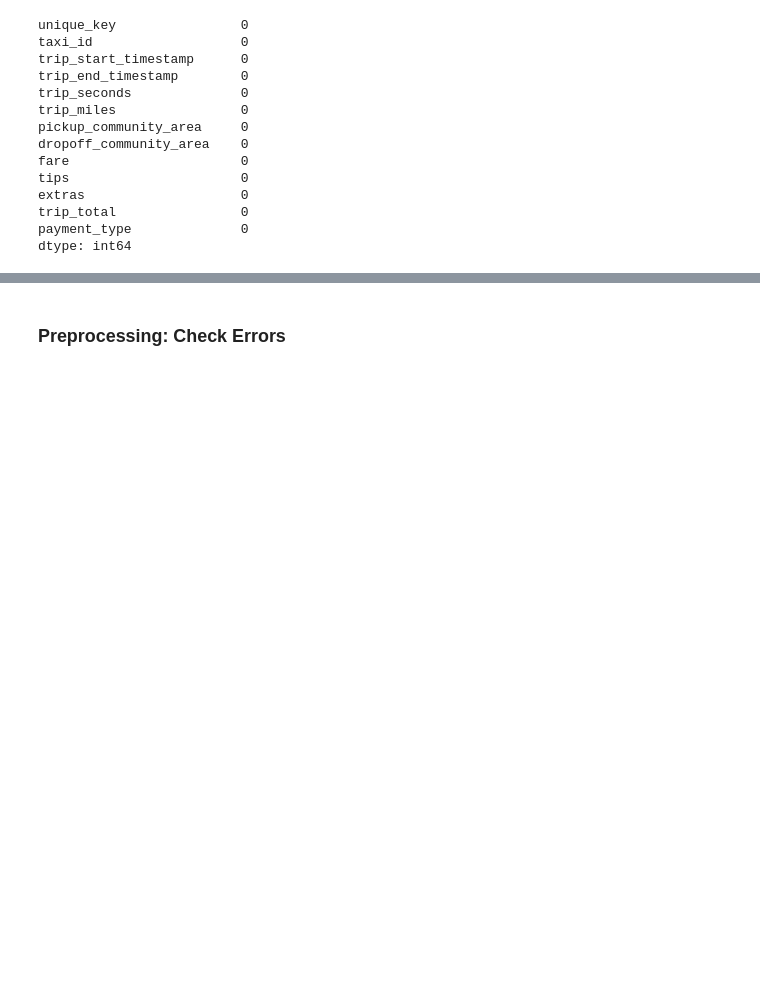
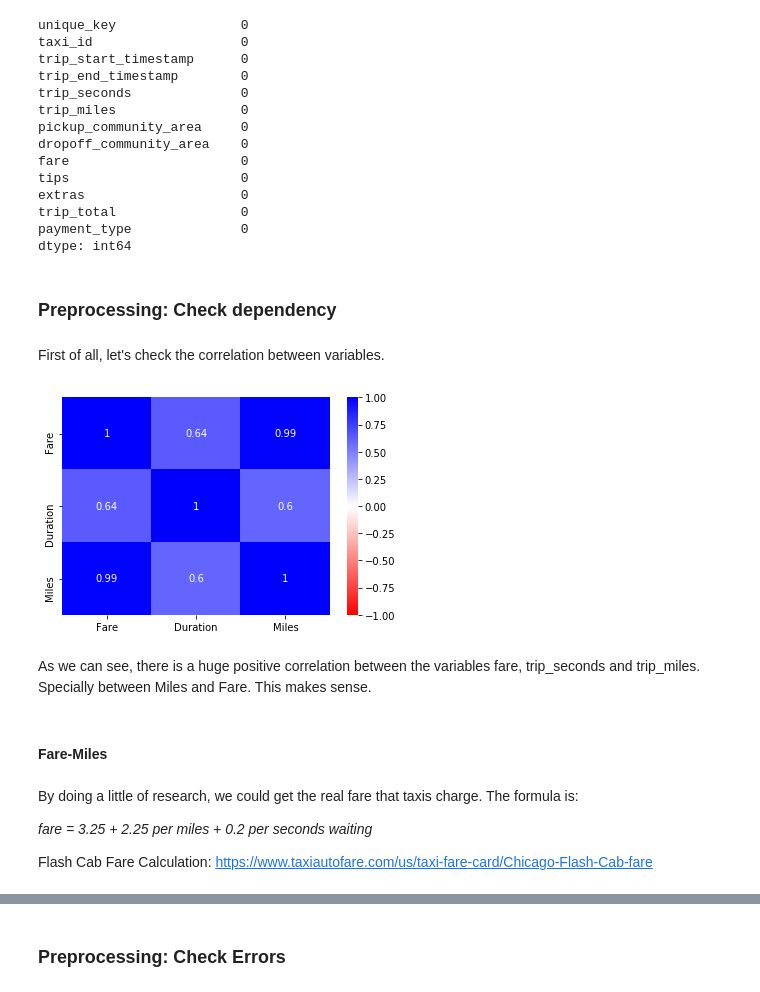
Before and after one commit to alexisgaziello/CSP_MATH_571_taxi_oracle, a Jupyter notebook: src/trips_cleaning.ipynb, the cells around one changed output, grey strips where cells are left out. Saved outputs shown, nothing was run; the diff lists cells and outputs as text; code cells hidden in the pictures; blank space fills up the shorter version.

```diff
--- a/src/trips_cleaning.ipynb
+++ b/src/trips_cleaning.ipynb
@@ -18,7 +18,8 @@ else:
     print(f'What is this OS? {os.name}')
 
 path = os.getcwd()
-path_datasets = path[:-len(f'Code{sep}src{sep}project_CSP_MATH_571')] + f'DataSets{sep}trips{sep}'
+pathToGDrive =  path[:-len(f'Code{sep}src{sep}project_CSP_MATH_571')]
+path_datasets = pathToGDrive + f'DataSets{sep}trips{sep}'
 
 
 #MapGenerator Lib
@@ -293,0 +310,30 @@ dtype: int64
+# %% [markdown]
+### Preprocessing: Check dependency
+# %% [markdown]
+First of all, let's check the correlation between variables.
+# %%
+variables = ['fare','trip_seconds','trip_miles']
+
+sns.heatmap(df[variables].corr()
+            , annot = True
+            , yticklabels=['Fare', 'Duration', 'Miles']
+            , xticklabels=['Fare', 'Duration', 'Miles']
+            , vmin=-1
+            ,cmap='bwr_r'
+           )
+
+
+plt.show()
+# %% [output]
+[figure, added]
+# %% [markdown]
+As we can see, there is a huge positive correlation between the variables fare, trip_seconds and trip_miles. Specially between Miles and Fare.
+This makes sense.
+# %% [markdown]
+#### Fare-Miles
+# %% [markdown]
+By doing a little of research, we could get the real fare that taxis charge. The formula is:
+
+*fare = 3.25 + 2.25 per miles + 0.2 per seconds waiting*
+
+Flash Cab Fare Calculation: https://www.taxiautofare.com/us/taxi-fare-card/Chicago-Flash-Cab-fare
```
Also changed, not shown: parts of 26 cells of this notebook.
